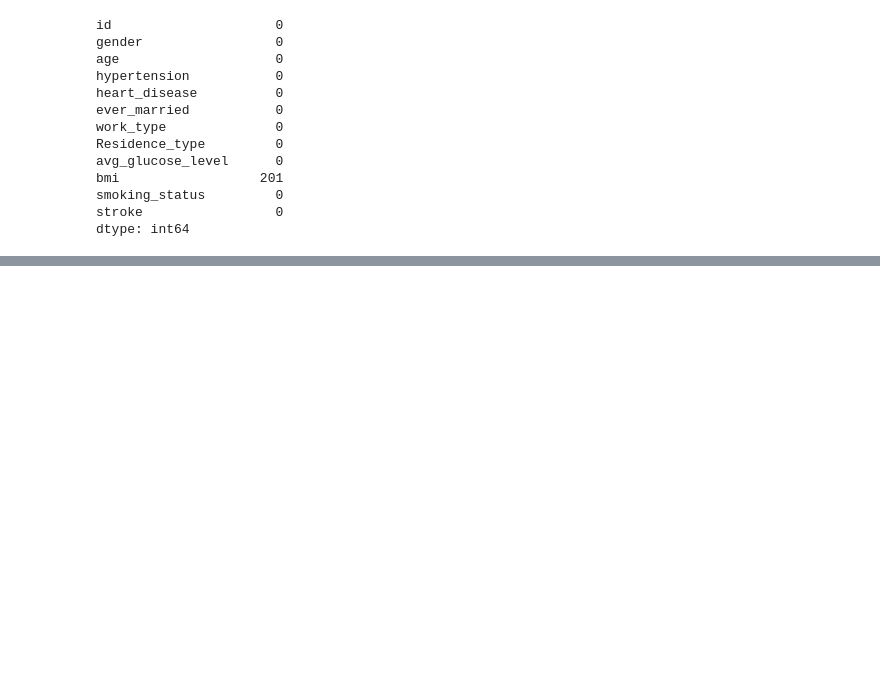
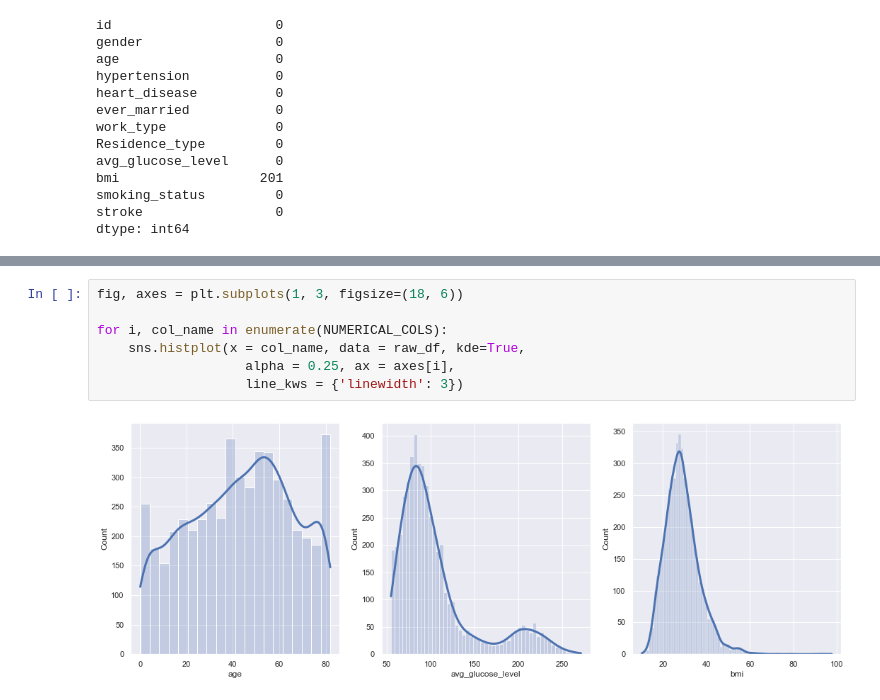
Before and after one commit to mayur7garg/StrokePrediction, a Jupyter notebook: EDA.ipynb, the cells around one changed output, grey strips where cells are left out. Drawn from its saved outputs; the diff is of its cells as text; blank space fills up the shorter version.

```diff
--- a/EDA.ipynb
+++ b/EDA.ipynb
@@ -68,0 +117,9 @@ dtype: int64
+# %%
+fig, axes = plt.subplots(1, 3, figsize=(18, 6))
+
+for i, col_name in enumerate(NUMERICAL_COLS):
+    sns.histplot(x = col_name, data = raw_df, kde=True,
+                   alpha = 0.25, ax = axes[i],
+                   line_kws = {'linewidth': 3})
+# %% [output]
+[figure, added]
```
Also changed, not shown: parts of 7 cells of this notebook, 1 other file.
